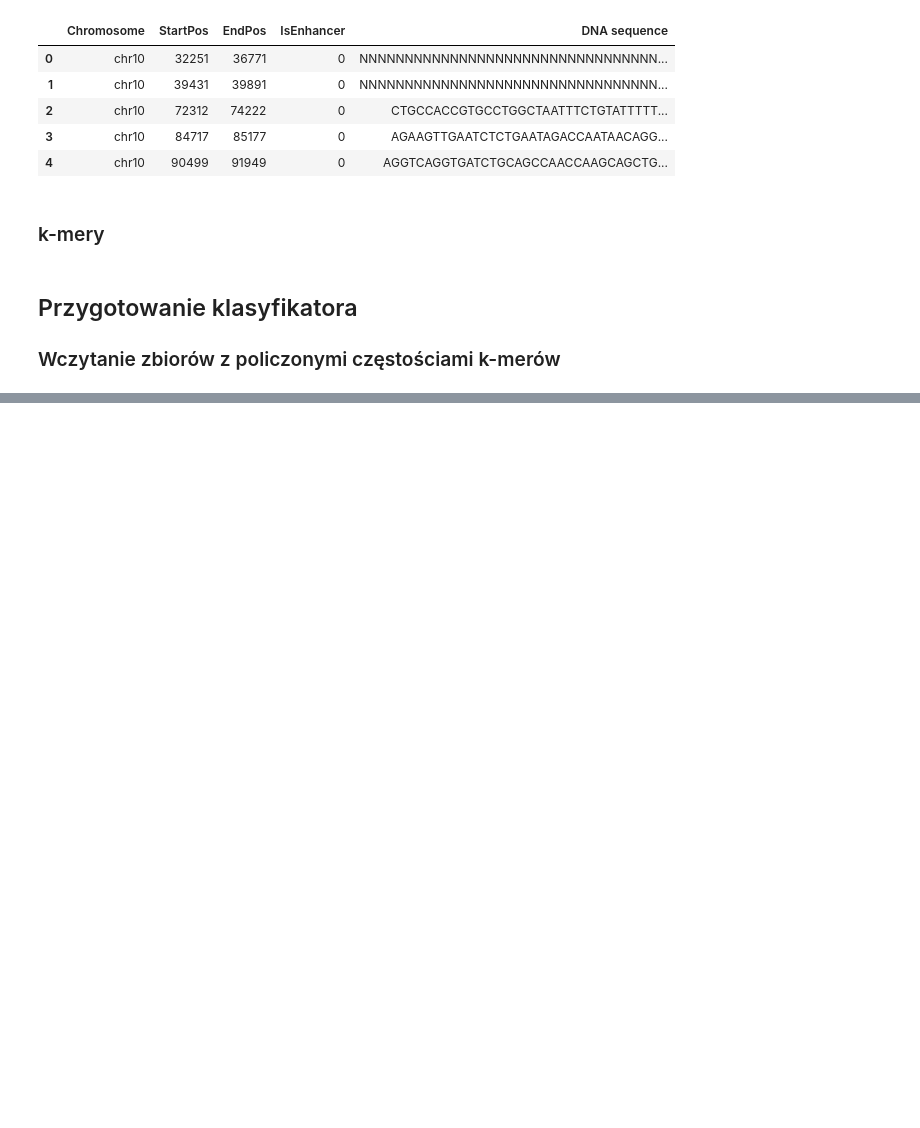
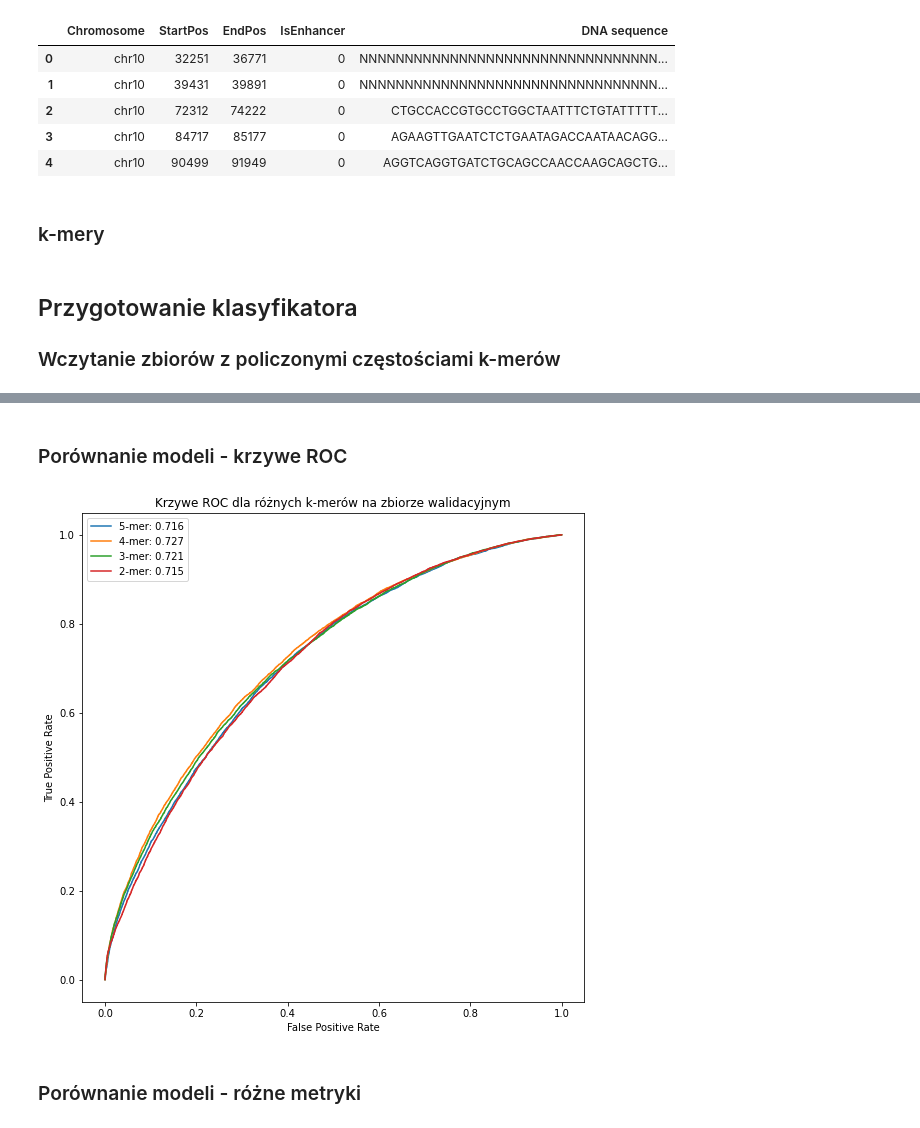
Before and after one commit to glinkaz/Enhancers, a Jupyter notebook: enhancers1.ipynb, the cells around one changed output, grey strips where cells are left out. Cells and saved outputs as stored; diff of their text form; code cells hidden in the pictures; blank space fills up the shorter version.

```diff
--- a/enhancers1.ipynb
+++ b/enhancers1.ipynb
@@ -166,0 +250,2 @@ trening_set_Y = trening_set["IsEnhancer"]
+# %%
+w5, prob5, test_5_prob, model = train_classifier(5, random_grid)
@@ -166,0 +270,2 @@ trening_set_Y = trening_set["IsEnhancer"]
+# %%
+w4, prob4, test_4_prob, model4 = train_classifier(4, random_grid)
@@ -166,0 +290,2 @@ trening_set_Y = trening_set["IsEnhancer"]
+# %%
+w3, prob3, test_3_prob, model3 = train_classifier(3, random_grid)
@@ -166,0 +310,2 @@ trening_set_Y = trening_set["IsEnhancer"]
+# %%
+w2, prob2, test_2_prob, model2 = train_classifier(2, random_grid)
@@ -166,0 +330,30 @@ trening_set_Y = trening_set["IsEnhancer"]
+# %% [markdown]
+### Porównanie modeli -  krzywe ROC
+# %%
+def plot_roc_curve(y_true, y_pred, name):
+    fpr, tpr, threshold = roc_curve(y_true, y_pred)
+    score = round(roc_auc_score(y_true, y_pred), 3)
+    name += ': ' + str(score)
+    plt.plot(fpr, tpr, label=name)
+
+plt.figure(figsize=(9,9))
+# plot_roc_curve(trening_set_Y, prob5[:, 1], "5-mer")
+# plot_roc_curve(trening_set_Y, prob4[:, 1], "4-mer")
+# plot_roc_curve(trening_set_Y, prob3[:, 1], "3-mer")
+# plot_roc_curve(trening_set_Y, prob2[:, 1], "2-mer")
+plot_roc_curve(y_val, test_5_prob[:, 1], "5-mer")
+plot_roc_curve(y_val, test_4_prob[:, 1], "4-mer")
+plot_roc_curve(y_val, test_3_prob[:, 1], "3-mer")
+plot_roc_curve(y_val, test_2_prob[:, 1], "2-mer")
+
+
+plt.legend()
+plt.title('Krzywe ROC dla różnych k-merów na zbiorze walidacyjnym')
+plt.xlabel("False Positive Rate")
+plt.ylabel("True Positive Rate")
+plt.show()
+#plt.savefig('roc.png')
+# %% [output]
+[figure, added]
+# %% [markdown]
+### Porównanie modeli - różne metryki
```
Also changed, not shown: parts of 20 cells of this notebook, 2 other files.
